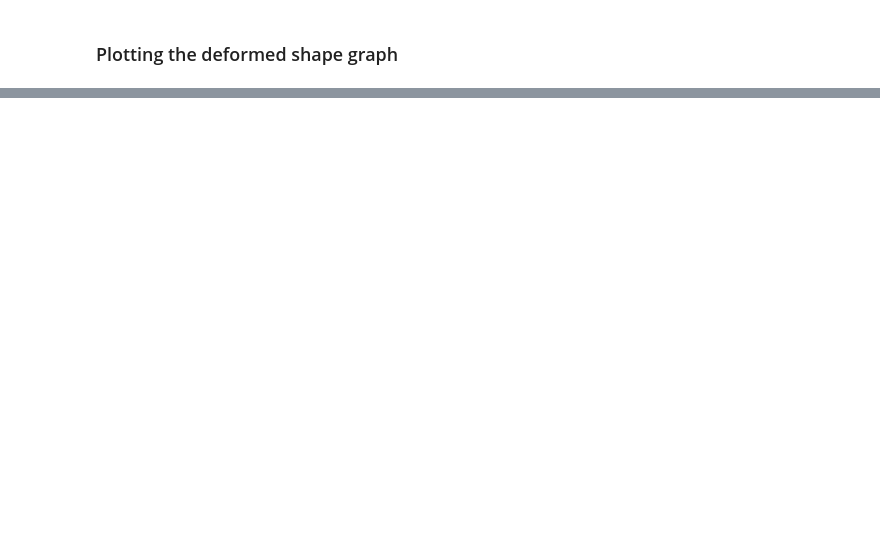
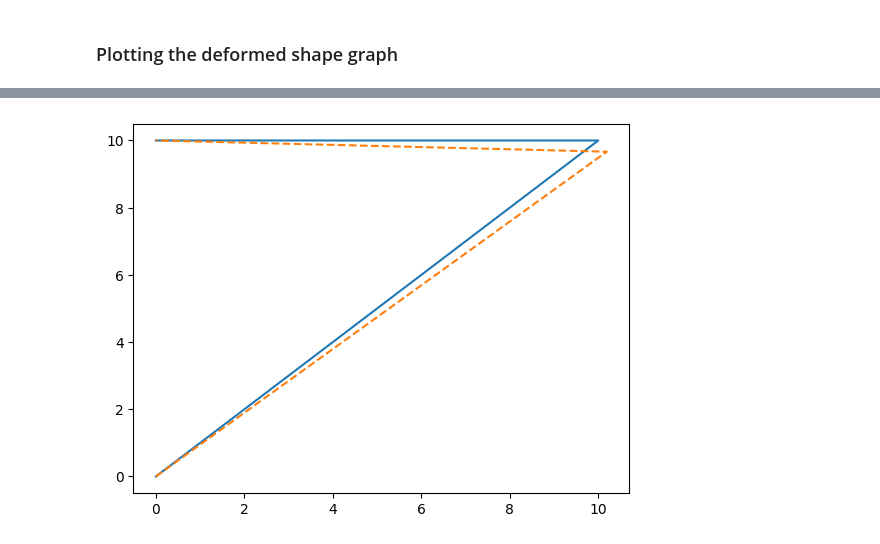
Before and after one commit to danielmcnz/FEA-Tools, a Jupyter notebook: lab2.ipynb, the cells around one changed output, grey strips where cells are left out. Saved outputs shown, nothing was run; the diff lists cells and outputs as text; code cells hidden in the pictures; blank space fills up the shorter version.

```diff
--- a/lab2.ipynb
+++ b/lab2.ipynb
@@ -116,0 +80,17 @@ plt.show()
+# %%
+import matplotlib.pyplot as plt
+
+mag = 1000
+
+q1 = structure.q[:,0][0] * mag
+q2 = structure.q[:,0][1] * mag
+
+points = np.array([[0, 0], [10, 10], [0, 10]])
+deflected_points =  np.array([[0, 0], [10 + q1, 10 + q2], [0, 10]])
+
+plt.plot(points[:,0], points[:,1])
+plt.plot(deflected_points[:,0], deflected_points[:,1], '--')
+
+plt.show()
+# %% [output]
+[figure, added]
```
Also changed, not shown: parts of 3 cells of this notebook, 6 other files.
